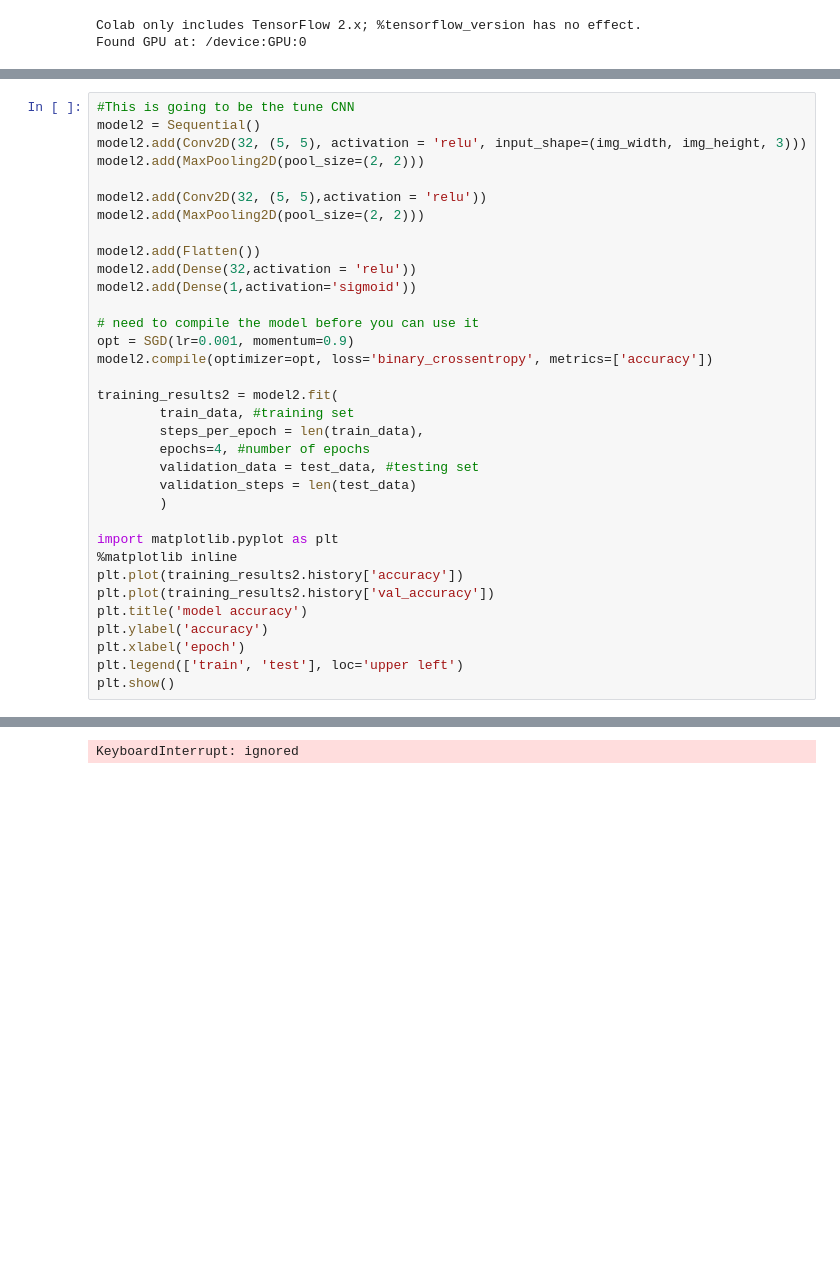
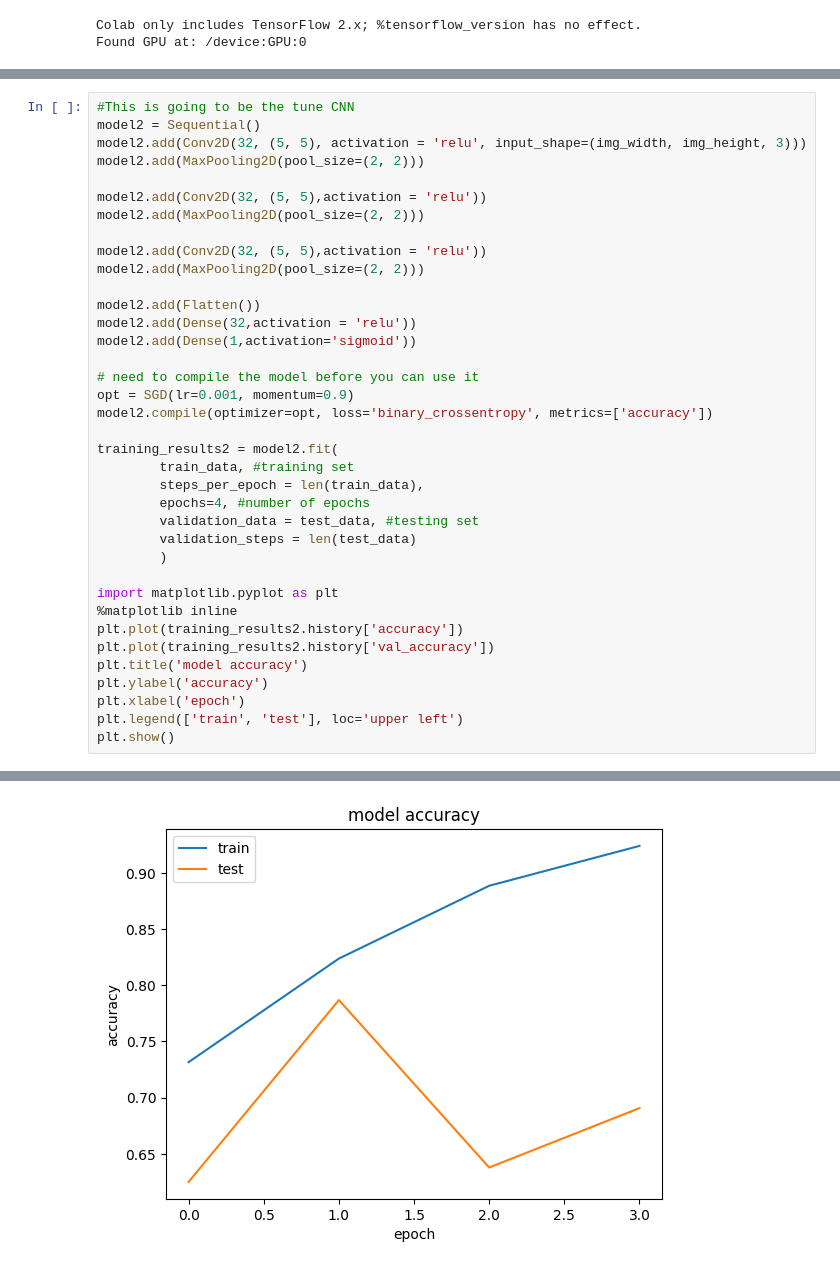
Before and after one commit to Nathan499/CS-167, a Jupyter notebook: Notebook6_starter.ipynb, the cells around one changed output, grey strips where cells are left out. Saved outputs shown, nothing was run; the diff lists cells and outputs as text; blank space fills up the shorter version.

```diff
--- a/Notebook6_starter.ipynb
+++ b/Notebook6_starter.ipynb
@@ -116,6 +137,9 @@ KeyboardInterrupt: ignored
 #This is going to be the tune CNN
 model2 = Sequential()
 model2.add(Conv2D(32, (5, 5), activation = 'relu', input_shape=(img_width, img_height, 3)))
+model2.add(MaxPooling2D(pool_size=(2, 2)))
+
+model2.add(Conv2D(32, (5, 5),activation = 'relu'))
 model2.add(MaxPooling2D(pool_size=(2, 2)))
 
 model2.add(Conv2D(32, (5, 5),activation = 'relu'))
@@ -151 +182 @@ Epoch 1/10
-KeyboardInterrupt: ignored
+[figure, added]
```
Also changed, not shown: parts of 6 cells of this notebook.
